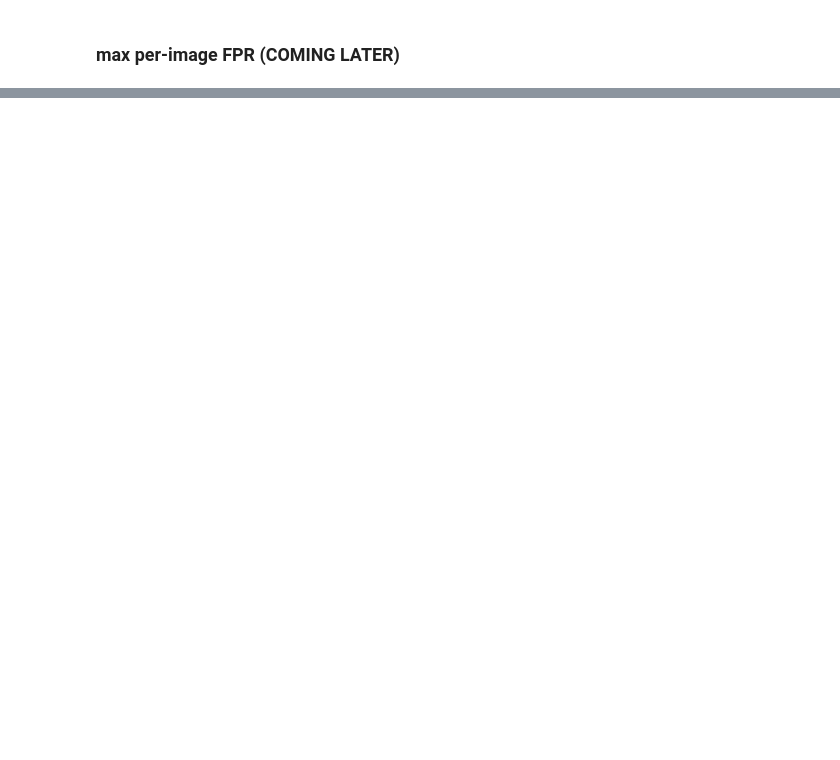
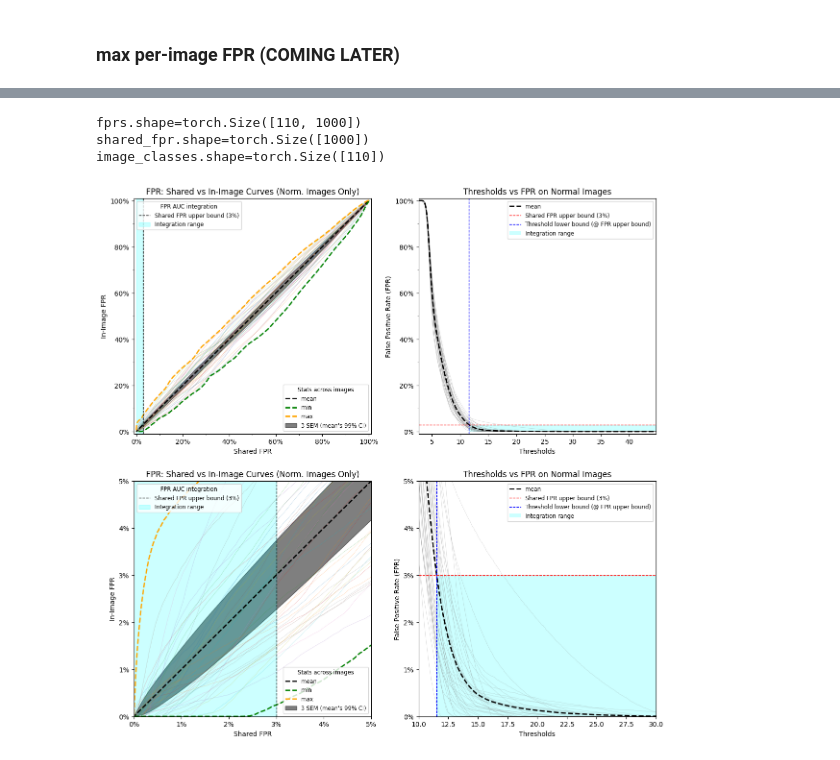
Before and after one commit to jpcbertoldo/anomalib, a Jupyter notebook: notebooks/500_use_cases/502_perimg_metrics.ipynb, the cells around one changed output, grey strips where cells are left out. Drawn from its saved outputs; the diff is of its cells as text; code cells hidden in the pictures; blank space fills up the shorter version.

```diff
--- a/notebooks/500_use_cases/502_perimg_metrics.ipynb
+++ b/notebooks/500_use_cases/502_perimg_metrics.ipynb
@@ -420,0 +546,30 @@ axes[0, 0].axis("off")
+# %%
+%autoreload 2
+from anomalib.utils.metrics.perimg import AUPImO
+from matplotlib import pyplot as plt
+from matplotlib.ticker import FixedLocator
+import numpy as np
+
+aupimo = AUPImO(num_thresholds=1000, fpr_auc_ubound=0.03)
+aupimo.cpu()
+aupimo.update(anomaly_maps, masks)
+
+(_, fprs, shared_fpr, __, image_classes), auc = aupimo.compute()
+print(f"{fprs.shape=}\n{shared_fpr.shape=}\n{image_classes.shape=}")
+
+fig, axes = plt.subplots(2, 2, figsize=(14, 14))
+aupimo.plot_auc_boundary_conditions(axes=axes[0])
+
+# zoomed in
+aupimo.plot_auc_boundary_conditions(axes=axes[1])
+axes[1, 1].set_xlim(10, 30)
+axes[1, 0].set_xlim(0, 0.05)
+axes[1, 0].xaxis.set_major_locator(FixedLocator(np.linspace(0, 0.05, 6)))
+for ax in axes[1]:
+    ax.set_ylim(0, 0.05)
+    ax.yaxis.set_major_locator(FixedLocator(np.linspace(0, 0.05, 6)))
+# %% [output]
+fprs.shape=torch.Size([110, 1000])
+shared_fpr.shape=torch.Size([1000])
+image_classes.shape=torch.Size([110])
+[figure, added]
```
Also changed, not shown: parts of 26 cells of this notebook, 1 other file.
